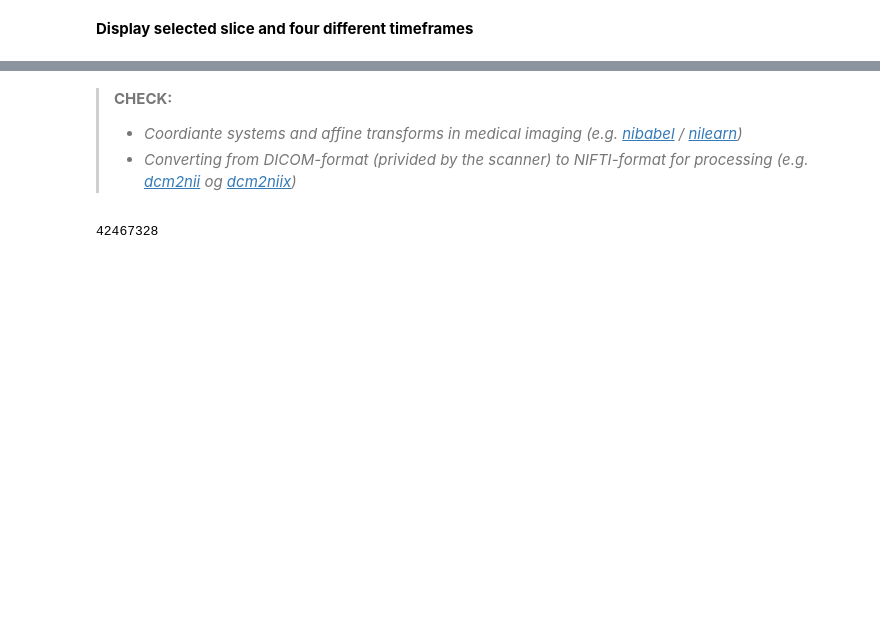
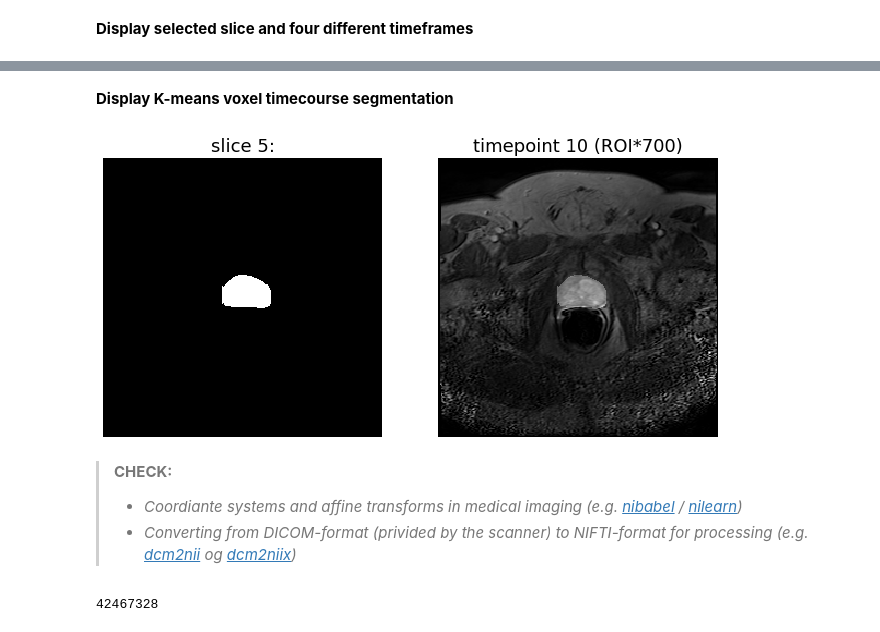
Before and after one commit to oercompbiomed/Seili-2019, a Jupyter notebook: notebooks/prostate-mri-unsupervised-classification.ipynb, the cells around one changed output, grey strips where cells are left out. Cells and saved outputs as stored; diff of their text form; code cells hidden in the pictures; blank space fills up the shorter version.

```diff
--- a/notebooks/prostate-mri-unsupervised-classification.ipynb
+++ b/notebooks/prostate-mri-unsupervised-classification.ipynb
@@ -55,0 +59,4 @@ img.get_filename()
+# %%
+fn_roimsk = '../data/PROSTATE-MRI/Nifti/MIP-PROSTATE-01-0005/DCE_volume_010_prostate.nii.gz'
+roimsk = nib.load(fn_roimsk)
+roimsk.get_filename()
@@ -91,0 +103,11 @@ magic           : b'n+1'
+# %%
+print('**Prostate ROI mask info:**')
+print('shape of image = ', roimsk.header.get_data_shape())
+print('units = ', roimsk.header.get_xyzt_units())
+print('voxel size = ', roimsk.header.get_zooms())
+print('dtype = %s' % roimsk.header.get_data_dtype())
+data_msk = roimsk.get_data()
+print('min = %.1f' % data_msk.min())
+print('max = %.1f' % data_msk.max())
+print('roimsk affine:', roimsk.affine)
+print(roimsk.header)
@@ -113,3 +155,25 @@ plt.show()
+# %% [markdown]
+**Display K-means voxel timecourse segmentation**
+# %%
+s = 5
+t = [1, 10, 20, 40]
+m = 700
+
+a = np.fliplr(np.rot90(data_msk[:, :, s].squeeze(), k=3))
+b = np.fliplr(np.rot90(data[:, :, s, t[1]].squeeze(), k=3))
+c = m*a + b
+fig = plt.figure('Showing the prostate ROI mask', figsize = [11,11])
+plt.tight_layout
+plt.subplot(1, 2, 1).set_axis_off(), plt.title('slice %d:' % (s), fontsize=18)
+plt.imshow(np.fliplr(np.rot90(data_msk[:, :, s].squeeze(), k=3)), cmap='gray', origin='lower')
+plt.subplot(1, 2, 2).set_axis_off(), plt.title('timepoint %d (ROI*%d)' % (t[1], m), fontsize=18)
+plt.imshow(c, cmap='gray', origin='lower')
+plt.show()
+
+#fig.savefig('%s/prj/Seili-2019/results/prostate_roi_dce_mri_slice%d.png' % (home, s),
+#            transparent=False, dpi=300, bbox_inches="tight")
+# %% [output]
+[figure, added]
 # %% [markdown]
 > **CHECK:**
 >
```
Also changed, not shown: parts of 24 cells of this notebook.
